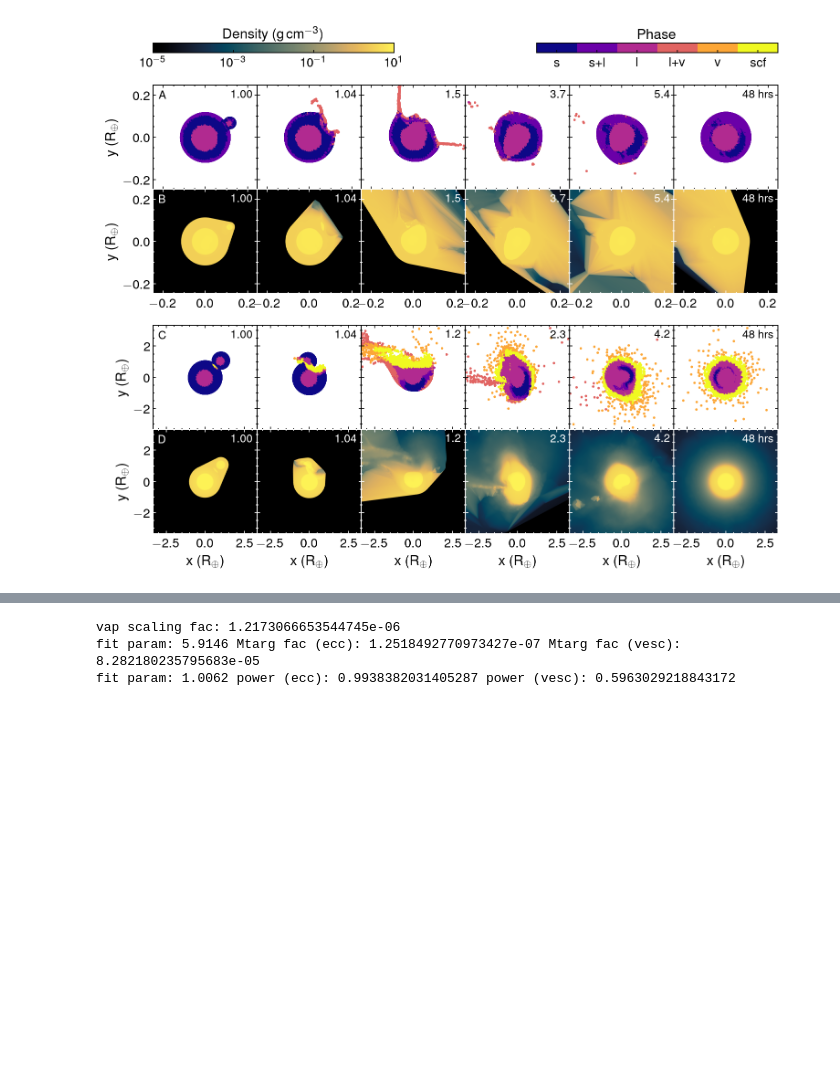
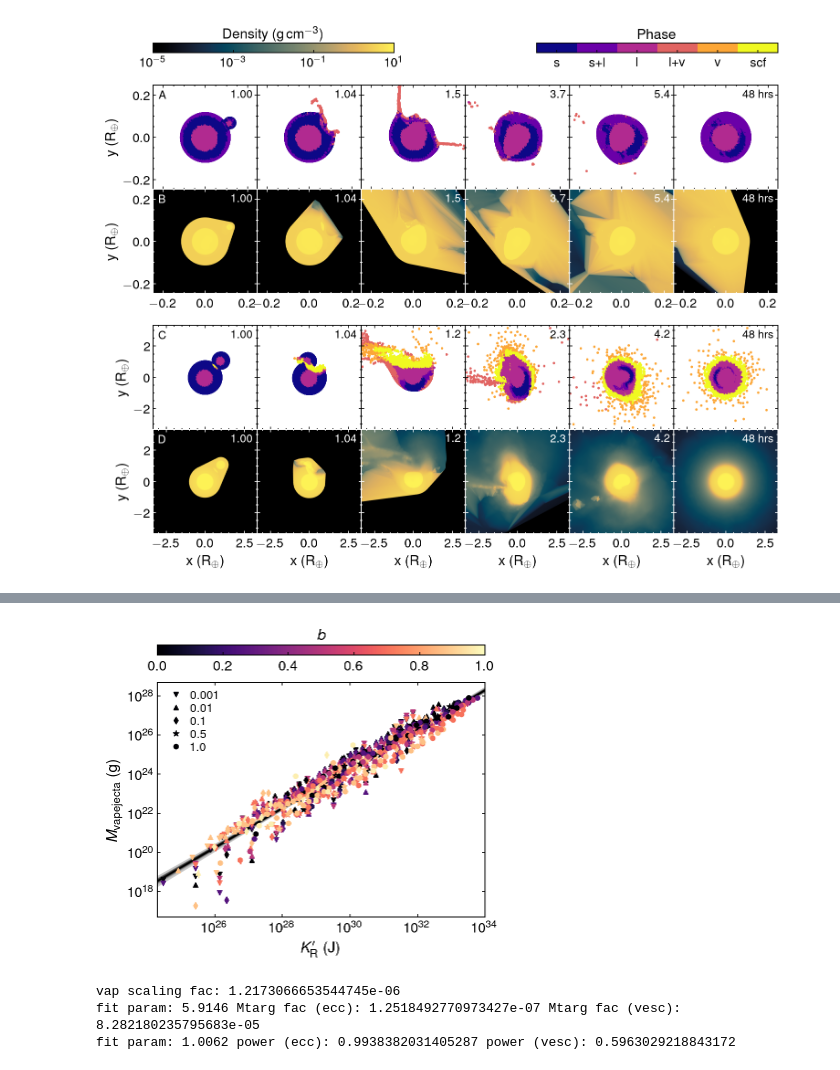
Before and after one commit to PhilJCarter/ImpactVaporEjecta, a Jupyter notebook: ImpactVaporEjecta.ipynb, the cells around one changed output, grey strips where cells are left out. Cells and saved outputs as stored; diff of their text form; code cells hidden in the pictures; blank space fills up the shorter version.

```diff
--- a/ImpactVaporEjecta.ipynb
+++ b/ImpactVaporEjecta.ipynb
@@ -80,7 +80,93 @@ imp4 = planit.Impact()
 imp4.load(imploc4,inter=1,thermo=True,flist=seq4)
 
 seq = [1,2,3,4,5,6]
+# %%
+mtarg, gamma, b , vel, velkmps, res, rtarg, rproj, Q, QRp, Kp, mlr, ejmass, ejvapmass, ejvapmasserr = npy.loadtxt(path+'SPHvapdata.dat',unpack=True,delimiter=',',)
 # %%
 planit.multiplotseq([imp1,imp3],seqs=[seq,seq],types=['phase','rho'],zoom=[8.1,2.4],scale='earth',uppercaselab=True)
 # %% [output]
 [figure]
+# %%
+ffunc = lambda p,x: p[0] * x + p[1]
+efunc = lambda p,x,y : y-ffunc(p,x)
+
+p0=([1.,-8])
+res = scipy.optimize.leastsq(efunc, p0, args=( npy.log10(Kp)[(mlr+ejmass>0)*(ejvapmass>0)], npy.log10(ejvapmass)[(mlr+ejmass>0)*(ejvapmass>0)] ), full_output=True )
+
+nboot = 10000
+
+rng = npy.random.default_rng()
+par0 = []
+par1 = []
+
+xarr = npy.logspace(24.2,34.9,50)
+
+cmap = plt.get_cmap('magma')
+fig = plt.figure(figsize=(4,3.4))
+
+for n in range(nboot):
+    select = rng.choice(len(Kp[(mlr+ejmass>0)*(ejvapmass>0)]), len(Kp[(mlr+ejmass>0)*(ejvapmass>0)]), replace=True)
+    nK = npy.log10(Kp[(mlr+ejmass>0)*(ejvapmass>0)])[select]
+    nejvm = npy.log10(ejvapmass[(mlr+ejmass>0)*(ejvapmass>0)])[select]
+    resn = scipy.optimize.leastsq(efunc, p0, args=(nK, nejvm), full_output=True )
+    par0.append(resn[0][0])
+    par1.append(resn[0][1])
+    if n%50 == 0:
+        plt.plot((xarr),npy.power(10,ffunc(resn[0],npy.log10(xarr))),color='k',alpha = 30./nboot*5, zorder=0)
+    if n==0:
+        miny = npy.power(10,ffunc(resn[0],npy.log10(xarr)))
+        maxy = npy.power(10,ffunc(resn[0],npy.log10(xarr)))
+    else:
+        miny = npy.where(npy.power(10,ffunc(resn[0],npy.log10(xarr)))<miny,npy.power(10,ffunc(resn[0],npy.log10(xarr))),miny)
+        maxy = npy.where(npy.power(10,ffunc(resn[0],npy.log10(xarr)))>maxy,npy.power(10,ffunc(resn[0],npy.log10(xarr))),maxy)
+
+plt.fill_between(xarr,miny,maxy,color='k',alpha=0.2,zorder=0,ec=None)
+
+par0 = npy.array(par0)
+par1 = npy.array(par1)
+
+plt.plot((xarr),npy.power(10,ffunc((par0.mean(),par1.mean()),npy.log10(xarr))),color='k', zorder=1,lw=1.05)
+
+print('mean, med, std, 2.5%, 97.5%, min, max')
+print(par0.mean(),npy.median(par0),par0.std(),npy.percentile(par0,2.5),npy.percentile(par0,97.5),par0.min(),par0.max())
+print(par1.mean(),npy.median(par1),par1.std(),npy.percentile(par1,2.5),npy.percentile(par1,97.5),par1.min(),par1.max())
+
+symb = ['v','^','d','*','o']
+marksz = [11,11,12,18,11]
+
+norm = matplotlib.colors.Normalize(vmin=0.0,vmax=1.0)
+
+plt.errorbar(((Kp))[((mlr+ejmass)>0)],(ejvapmass)[((mlr+ejmass)>0)],fmt='none',ecolor=cmap(norm(b))[((mlr+ejmass)>0)],yerr=1*(ejvapmasserr)[((mlr+ejmass)>0)],lw=1.0,zorder=2)
+for k,j in enumerate(npy.unique(gamma)):
+    im0 = plt.scatter(((Kp)[gamma==j])[((mlr+ejmass)[gamma==j]>0)],(ejvapmass[gamma==j])[((mlr+ejmass)[gamma==j]>0)],c=(b)[gamma==j][((mlr+ejmass)[gamma==j]>0)],edgecolors='face',marker=symb[k],label=npy.unique(gamma)[k],s=marksz[k],zorder=3,cmap=cmap,norm=norm)
+plt.xlabel(r"$K'_\mathrm{R}$ (J)")
+plt.ylabel(r'$M_\mathrm{vapejecta}$ (g)')
+
+
+hands,labs = plt.gca().get_legend_handles_labels()
+
+for hand in hands:
+    hand.set(facecolor= 'k')
+
+plt.legend(fontsize=8.5)
+
+
+plt.loglog()
+plt.xlim(2e24,1e34)
+plt.ylim(5e16,5e28)
+plt.minorticks_on()
+
+cbar_ax = fig.add_axes([0.15, 0.91, 0.82, 0.03])
+cbar = fig.colorbar(im0,label='$b$',cax=cbar_ax,orientation='horizontal')
+cbar_ax.xaxis.set_label_position('top')
+plt.subplots_adjust(left=0.15,right=0.97,top=0.83,bottom=0.14)
+
+plt.show()
+
+#plt.hist(par0,bins=30)
+#plt.show()
+#plt.hist(par1,bins=30)
+#plt.show()
+#plt.scatter(par0,par1,alpha=0.01)
+#plt.show()
+# %% [output]
@@ -87,3 +176,4 @@ planit.multiplotseq([imp1,imp3],seqs=[seq,seq],types=['phase','rho'],zoom=[8.1,2
+[figure, added]
 # %%
 dustM = [1.1e22,5.37e22,5.4e23,3.5e24,3e24,1.1e21,3.6e22,9e21,3.4e21,1e23,2e22,6.8e20,6e23,3e20,]
 infM = [1.1e22,5.37e22,5.4e23,3.5e24,3e24,1.1e21,3.6e22,9e21,1.7e22,1e23,2e22,6.8e20,6e23,3e20,]
```
Also changed, not shown: parts of 1 cell of this notebook, 1 other file.
